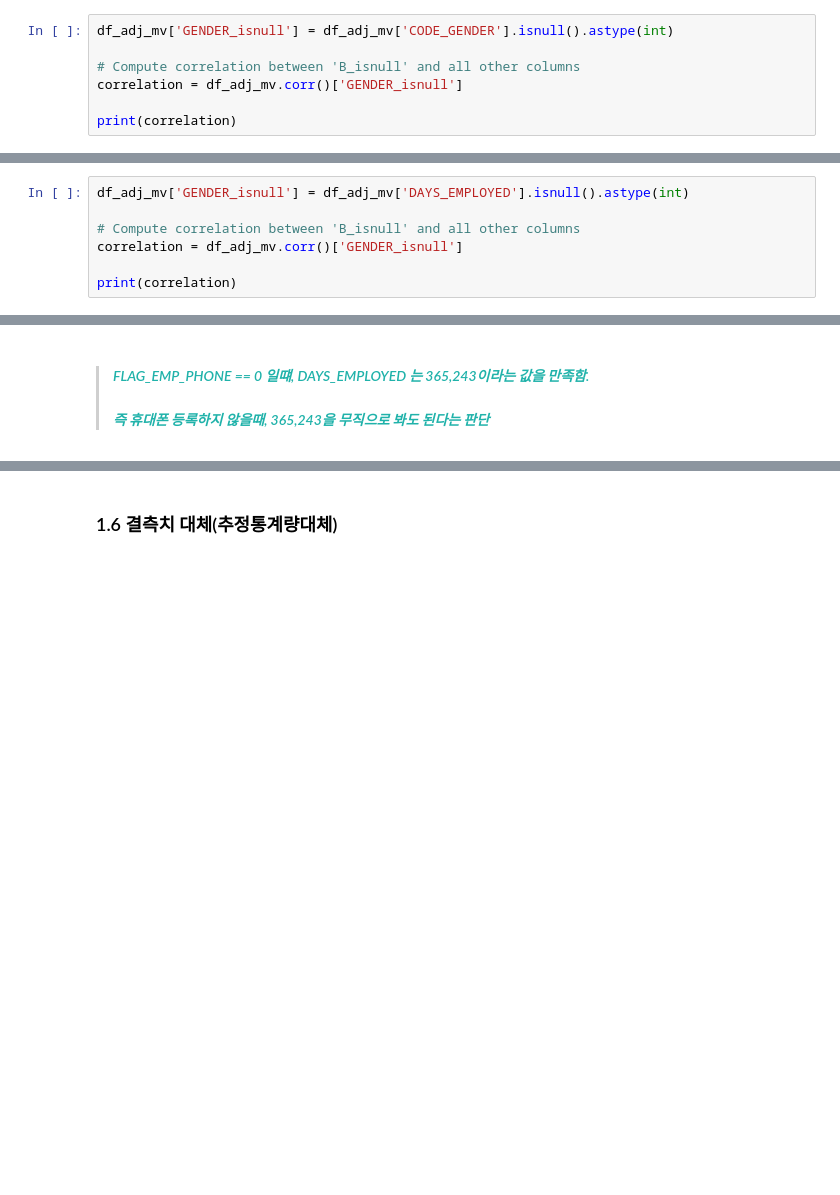
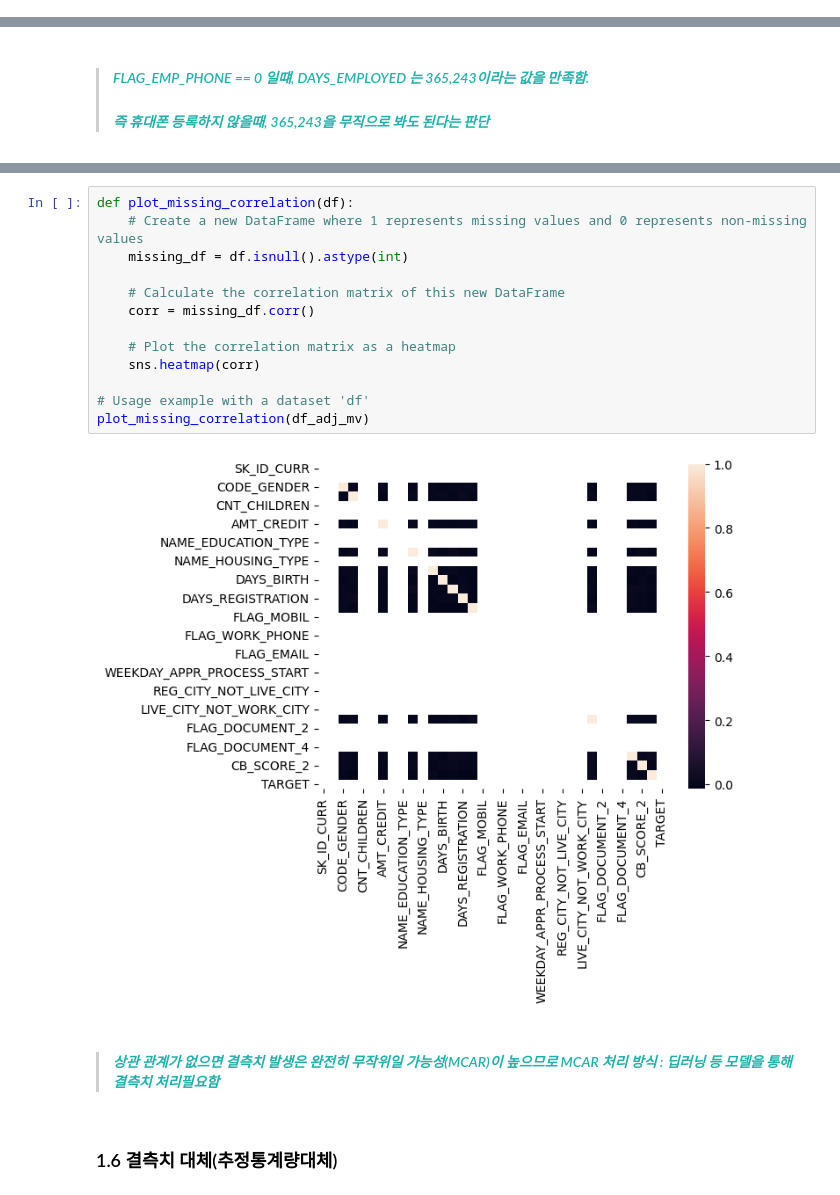
Before and after one commit to yellowlemontea/JB_DS2, a Jupyter notebook: notebook_csl.ipynb, the cells around one changed output, grey strips where cells are left out. Drawn from its saved outputs; the diff is of its cells as text; blank space fills up the shorter version.

```diff
--- a/notebook_csl.ipynb
+++ b/notebook_csl.ipynb
@@ -276,10 +282,3 @@ sns.heatmap(df_adj_mv.isnull(), cmap='viridis')
 plt.show()
 # %% [output]
 [figure]
-# %%
-df_adj_mv['GENDER_isnull'] = df_adj_mv['CODE_GENDER'].isnull().astype(int)
-
-# Compute correlation between 'B_isnull' and all other columns
-correlation = df_adj_mv.corr()['GENDER_isnull']
-
-print(correlation)
@@ -304,7 +284,0 @@ Name: GENDER_isnull, dtype: float64
-# %%
-df_adj_mv['GENDER_isnull'] = df_adj_mv['DAYS_EMPLOYED'].isnull().astype(int)
-
-# Compute correlation between 'B_isnull' and all other columns
-correlation = df_adj_mv.corr()['GENDER_isnull']
-
-print(correlation)
@@ -342,3 +394,20 @@ plt.show()
+# %%
+def plot_missing_correlation(df):
+    # Create a new DataFrame where 1 represents missing values and 0 represents non-missing values
+    missing_df = df.isnull().astype(int)
+
+    # Calculate the correlation matrix of this new DataFrame
+    corr = missing_df.corr()
+
+    # Plot the correlation matrix as a heatmap
+    sns.heatmap(corr)
+
+# Usage example with a dataset 'df'
+plot_missing_correlation(df_adj_mv)
+# %% [output]
+[figure, added]
+# %% [markdown]
+> #### <font color = lightseagreen> _상관 관계가 없으면 결측치 발생은 완전히 무작위일 가능성(MCAR)이 높으므로 MCAR 처리 방식 : 딥러닝 등 모델을 통해 결측치 처리필요함_ </font>
 # %% [markdown]
 ### 1.6 결측치 대체(추정통계량대체) <a id="s-1.6">
 # %% [markdown]
```
Also changed, not shown: parts of 41 cells of this notebook.
